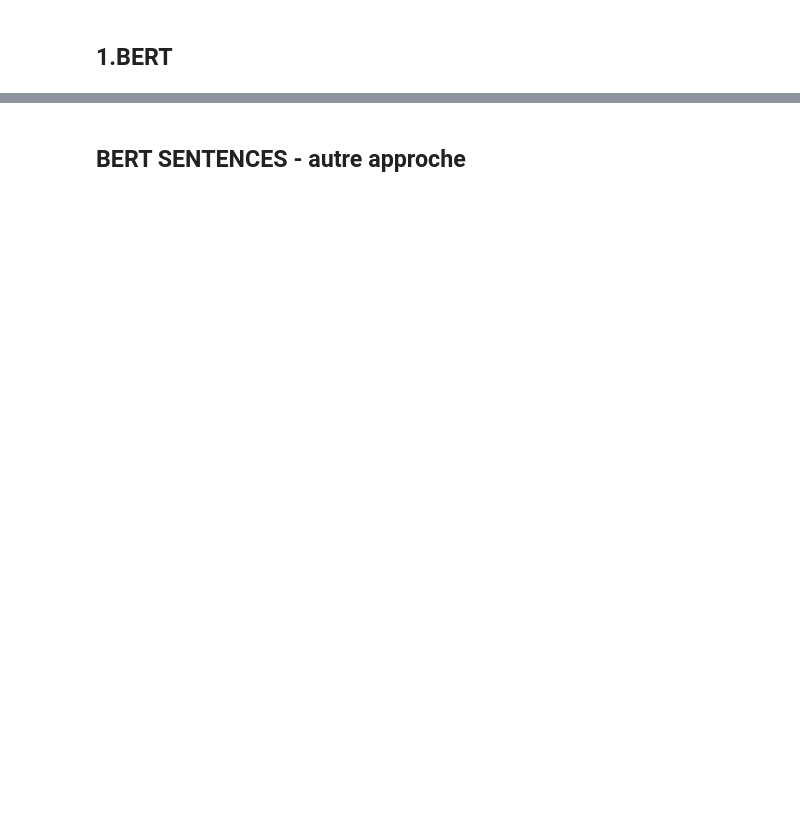
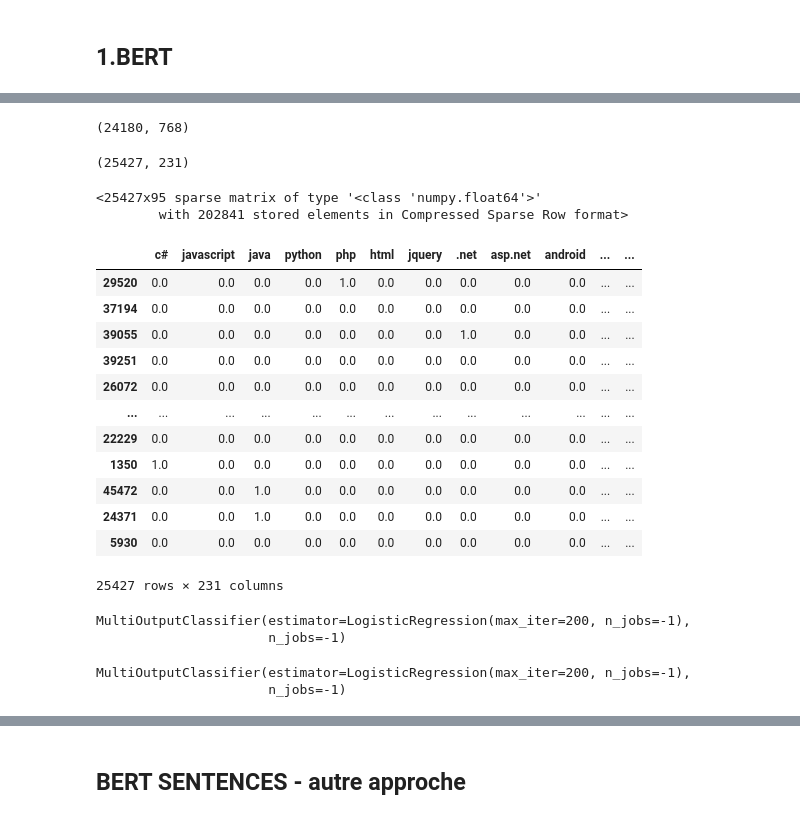
Before and after one commit to maurlco/stackoverflow-question-tag, a Jupyter notebook: test.ipynb, the cells around one changed output, grey strips where cells are left out. Cells and saved outputs as stored; diff of their text form; code cells hidden in the pictures; blank space fills up the shorter version.

```diff
--- a/test.ipynb
+++ b/test.ipynb
@@ -210,0 +458,4 @@ len(sentences[1])
+# %%
+new_df.shape
+# %% [output]
+(24180, 768)
@@ -210,0 +470,37 @@ len(sentences[1])
+# %%
+y_train.shape
+# %% [output]
+(25427, 231)
+# %%
+X_train_tfidf_title
+# %% [output]
+<25427x95 sparse matrix of type '<class 'numpy.float64'>'
+        with 202841 stored elements in Compressed Sparse Row format>
+# %%
+y_train
+# %% [output]
+|  | c# | javascript | java | python | php | html | jquery | .net | asp.net | android | ... | ... |
+| 29520 | 0.0 | 0.0 | 0.0 | 0.0 | 1.0 | 0.0 | 0.0 | 0.0 | 0.0 | 0.0 | ... | ... |
+| 37194 | 0.0 | 0.0 | 0.0 | 0.0 | 0.0 | 0.0 | 0.0 | 0.0 | 0.0 | 0.0 | ... | ... |
+| 39055 | 0.0 | 0.0 | 0.0 | 0.0 | 0.0 | 0.0 | 0.0 | 1.0 | 0.0 | 0.0 | ... | ... |
+| 39251 | 0.0 | 0.0 | 0.0 | 0.0 | 0.0 | 0.0 | 0.0 | 0.0 | 0.0 | 0.0 | ... | ... |
+| 26072 | 0.0 | 0.0 | 0.0 | 0.0 | 0.0 | 0.0 | 0.0 | 0.0 | 0.0 | 0.0 | ... | ... |
+| ... | ... | ... | ... | ... | ... | ... | ... | ... | ... | ... | ... | ... |
+| 22229 | 0.0 | 0.0 | 0.0 | 0.0 | 0.0 | 0.0 | 0.0 | 0.0 | 0.0 | 0.0 | ... | ... |
+| 1350 | 1.0 | 0.0 | 0.0 | 0.0 | 0.0 | 0.0 | 0.0 | 0.0 | 0.0 | 0.0 | ... | ... |
+| 45472 | 0.0 | 0.0 | 1.0 | 0.0 | 0.0 | 0.0 | 0.0 | 0.0 | 0.0 | 0.0 | ... | ... |
+| 24371 | 0.0 | 0.0 | 1.0 | 0.0 | 0.0 | 0.0 | 0.0 | 0.0 | 0.0 | 0.0 | ... | ... |
+| 5930 | 0.0 | 0.0 | 0.0 | 0.0 | 0.0 | 0.0 | 0.0 | 0.0 | 0.0 | 0.0 | ... | ... |
+25427 rows × 231 columns
+# %%
+clf_title = clf_title.fit(X_train_tfidf_title, y_train)
+clf_title
+# %% [output]
+MultiOutputClassifier(estimator=LogisticRegression(max_iter=200, n_jobs=-1),
+                      n_jobs=-1)
+# %%
+clf_text = clf_text.fit(X_train_tfidf_text, y_train)
+clf_text
+# %% [output]
+MultiOutputClassifier(estimator=LogisticRegression(max_iter=200, n_jobs=-1),
+                      n_jobs=-1)
```
Also changed, not shown: parts of 102 cells of this notebook, 21 other files.
